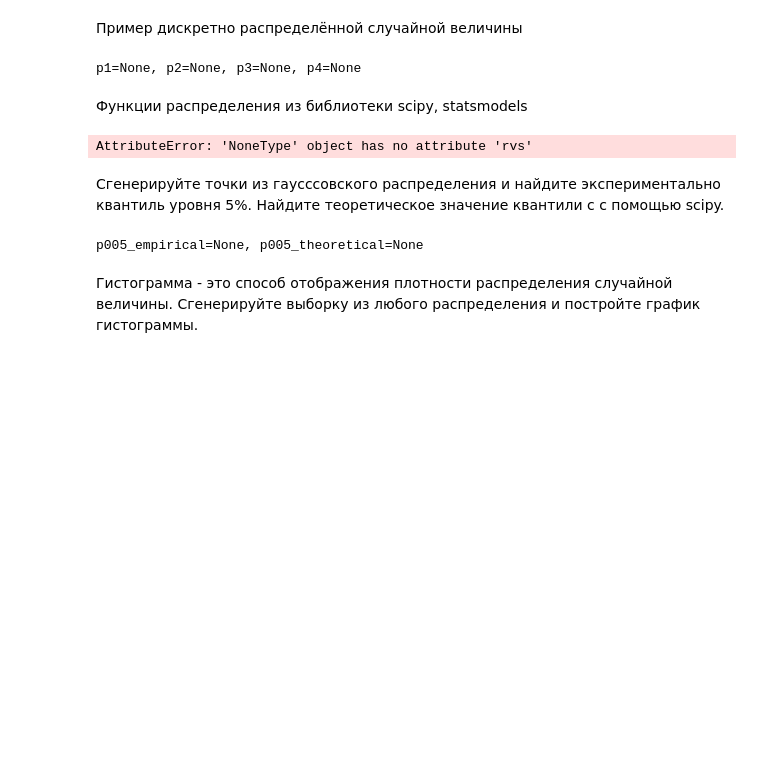
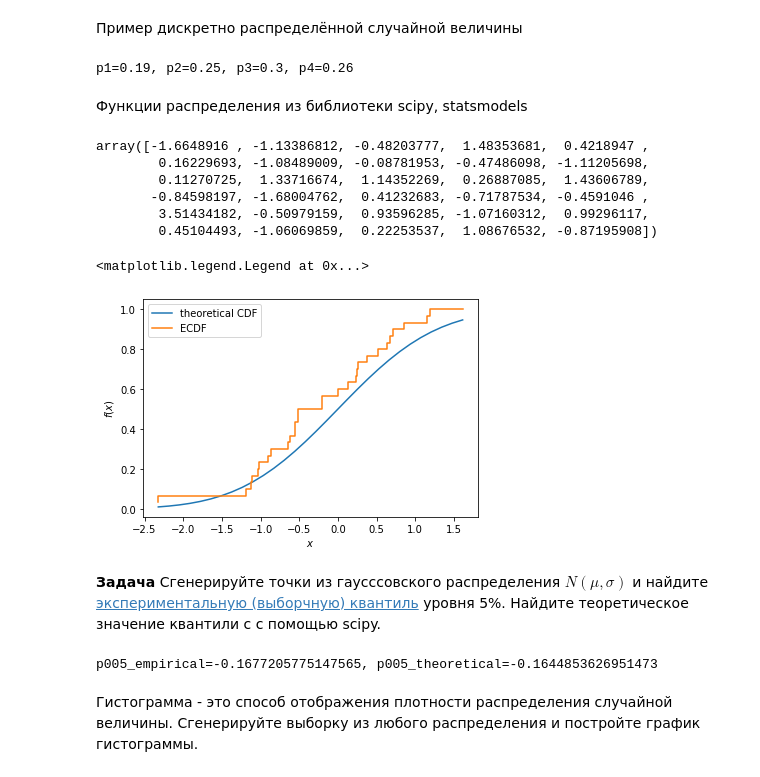
Before and after one commit to adzhumurat/data_management, a Jupyter notebook: jupyter_notebooks/I_probability.ipynb, the cells around one changed output. Saved outputs shown, nothing was run; the diff lists cells and outputs as text; code cells hidden in the pictures; blank space fills up the shorter version.

```diff
--- a/jupyter_notebooks/I_probability.ipynb
+++ b/jupyter_notebooks/I_probability.ipynb
@@ -483,55 +526,80 @@ import scipy.stats as sts
 # %% [markdown]
 Пример дискретно распределённой случайной величины
 # %%
-X = np.random.choice([1, 2, 3, 4], 100)
+import numpy as np
+
+X = np.random.choice([1, 2, 3, 4], size=100, replace=True)
 
 # задача - посчитать вероятности p_1,..., p_4
-p1 = None
-p2 = None
-p3 = None
-p4 = None
+p1 = np.where(X==1)[0].size / X.size
+p2 = np.where(X==2)[0].size / X.size
+p3 = np.where(X==3)[0].size / X.size
+p4 = np.where(X==4)[0].size / X.size
 
 print(f"p1={p1}, p2={p2}, p3={p3}, p4={p4}")
 # %% [output]
-p1=None, p2=None, p3=None, p4=None
+p1=0.19, p2=0.25, p3=0.3, p4=0.26
 # %% [markdown]
 Функции распределения из библиотеки scipy, statsmodels
+# %%
+x = random_var.rvs(size=sample_size)
+x
+# %% [output]
+array([-1.6648916 , -1.13386812, -0.48203777,  1.48353681,  0.4218947 ,
+        0.16229693, -1.08489009, -0.08781953, -0.47486098, -1.11205698,
+        0.11270725,  1.33716674,  1.14352269,  0.26887085,  1.43606789,
+       -0.84598197, -1.68004762,  0.41232683, -0.71787534, -0.4591046 ,
+        3.51434182, -0.50979159,  0.93596285, -1.07160312,  0.99296117,
+        0.45104493, -1.06069859,  0.22253537,  1.08676532, -0.87195908])
 # %%
+from scipy.stats import norm
+
 # выбрать распределение https://docs.scipy.org/doc/scipy-0.16.1/reference/stats.html#continuous-distributions
-random_var = None
-sample_size = None
-# выберите подходящий масштаб
+random_var = norm
+sample_size = 30
+
+# генерим случайную выборку
 x = random_var.rvs(size=sample_size)
-cdf = random_val.cdf(x)
-plt.plot(x, cdf, label='theoretical CDF')
+n_linspace = np.linspace(start=x.min(), stop=x.max(), num=sample_size)
+cdf = random_var.cdf(n_linspace)
+plt.plot(n_linspace, cdf, label='theoretical CDF')
 
 from statsmodels.distributions.empirical_distribution import ECDF
-ecdf = ECDF(sample)
+ecdf = ECDF(x)
 plt.step(ecdf.x, ecdf.y, label='ECDF')
 
 plt.ylabel('$f(x)$')
 plt.xlabel('$x$')
 plt.legend(loc='upper left')
 # %% [output]
-AttributeError: 'NoneType' object has no attribute 'rvs'
+<matplotlib.legend.Legend at 0x...>
+[figure, added]
 # %% [markdown]
-Сгенерируйте точки из гаусссовского распределения и найдите экспериментально квантиль уровня 5%. Найдите теоретическое значение квантили c с помощью scipy.
+**Задача** Сгенерируйте точки из гаусссовского распределения $N(\mu, \sigma)$ и найдите [экспериментальную (выборчную) квантиль](http://www.machinelearning.ru/wiki/index.php?title=%D0%9A%D0%B2%D0%B0%D0%BD%D1%82%D0%B8%D0%BB%D1%8C) уровня 5%. Найдите теоретическое значение квантили c с помощью scipy.
 # %%
-mu,sigma = 0.0, 0.1
-# зададим нормально распределенную случайную величину
+import math
+
+mu, sigma = 0.0, 0.1
+
+# создадим нормально распределенную случайную величину
 norm_rv = sts.norm(loc=mu, scale=sigma)
+
 # сгенерируем 1000 значений
-norm_rv.rvs(size=1000)
+sample = norm_rv.rvs(size=1000)
 
 # найдите квантиль уровня p = 5% по выборке
-p005_empirical = None
+q_level = 0.05
+variational_series = np.sort(sample)
+variational_series_index = math.floor(q_level*sample.size + 1)
+variational_series_index
+p005_empirical = variational_series[variational_series_index]
 
 # найдите теоретическое значение квантили
-p005_theoretical = None
+p005_theoretical = norm_rv.ppf(q=q_level)
 
 print(f"p005_empirical={p005_empirical}, p005_theoretical={p005_theoretical}")
 # %% [output]
-p005_empirical=None, p005_theoretical=None
+p005_empirical=-0.1677205775147565, p005_theoretical=-0.1644853626951473
 # %% [markdown]
 Гистограмма - это способ отображения плотности распределения случайной величины. Сгенерируйте выборку из любого распределения и постройте график гистограммы.
 # %%
```
Also changed, not shown: parts of 36 cells of this notebook, 1 other file.
